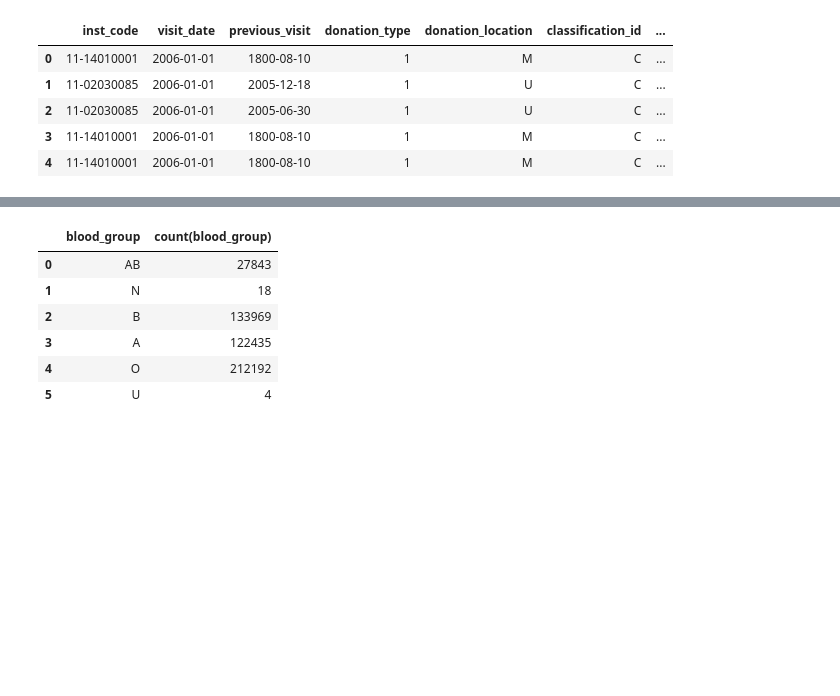
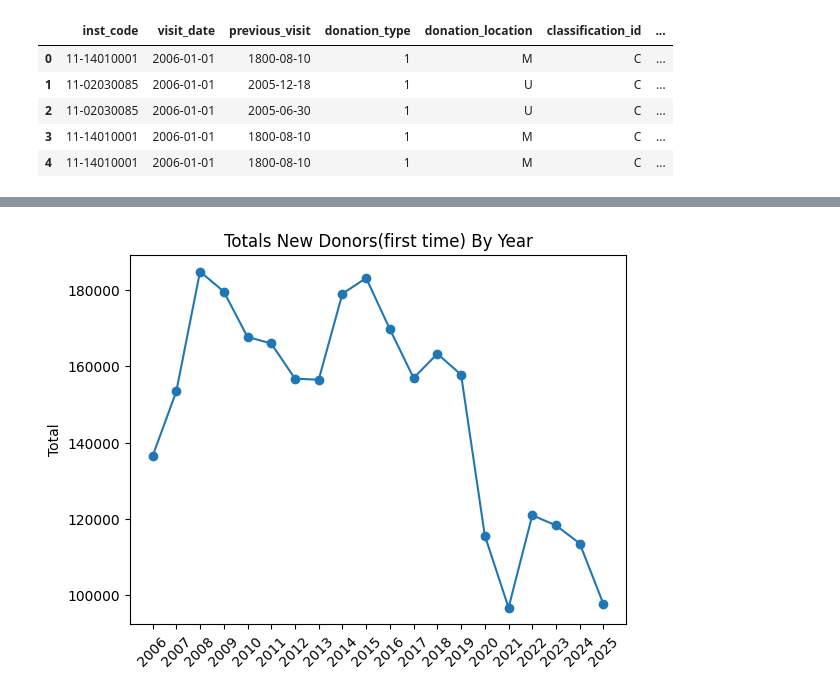
Before and after one commit to amaknabil/etl-blood-donation, a Jupyter notebook: eda/historical_eda.ipynb, the cells around one changed output, grey strips where cells are left out. Cells and saved outputs as stored; diff of their text form; code cells hidden in the pictures; blank space fills up the shorter version.

```diff
--- a/eda/historical_eda.ipynb
+++ b/eda/historical_eda.ipynb
@@ -81,13 +63,17 @@ result
 # %%
-query = "select blood_group,count(blood_group) from historical where YEAR(visit_date) = 2025 group by blood_group"
+query = "select year(visit_date) as year,count(blood_group) as total from historical where YEAR(previous_visit) = 1800 group by year, order by year"
 
 result = con.sql(query).df()
+
 result
+
+
+plt.plot(result['year'], result['total'], marker='o')
+plt.xticks(result['year'], rotation=45)
+
+plt.title("Totals New Donors(first time) By Year")
+plt.ylabel("Total")
+# plt.grid(True)
+plt.show()
 # %% [output]
-|  | blood_group | count(blood_group) |
-| 0 | AB | 27843 |
-| 1 | N | 18 |
-| 2 | B | 133969 |
-| 3 | A | 122435 |
-| 4 | O | 212192 |
-| 5 | U | 4 |
+[figure, added]
```
Also changed, not shown: parts of 10 cells of this notebook, 4 other files.
